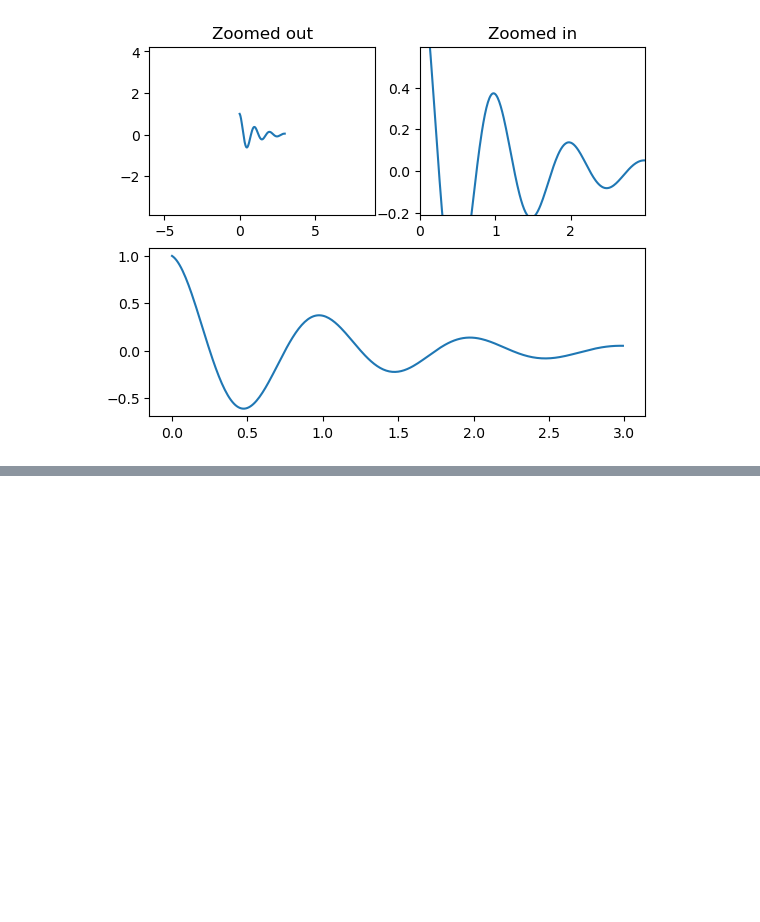
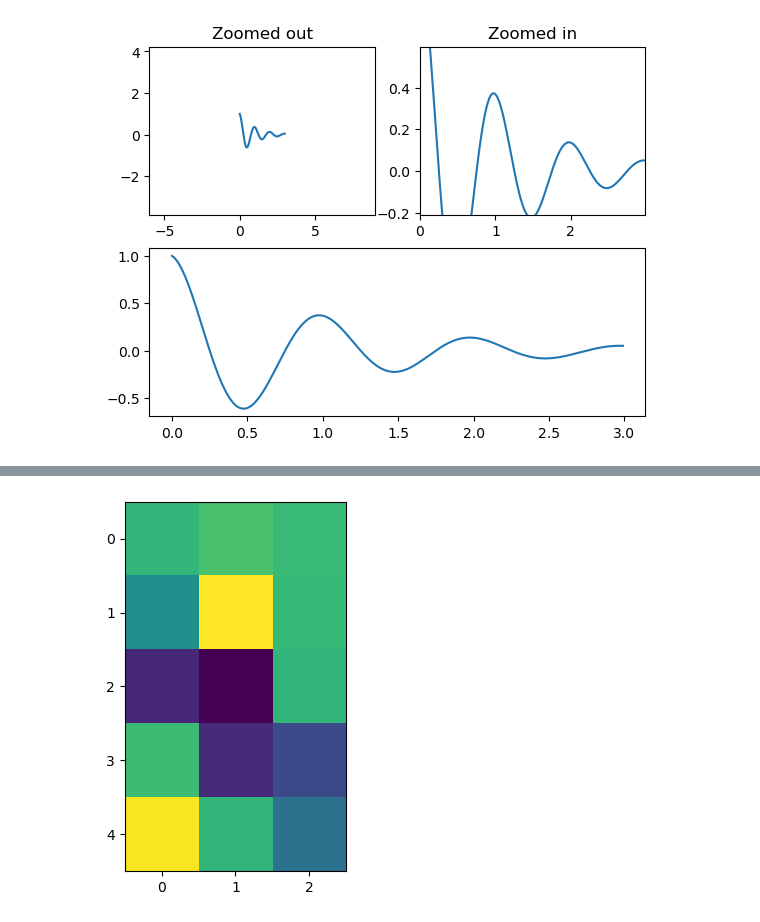
Before and after one commit to double-eks/95888-dfp-clear-air, a Jupyter notebook: scratch.ipynb, the cells around one changed output, grey strips where cells are left out. Saved outputs shown, nothing was run; the diff lists cells and outputs as text; code cells hidden in the pictures; blank space fills up the shorter version.

```diff
--- a/scratch.ipynb
+++ b/scratch.ipynb
@@ -163,0 +228,29 @@ plt.show()
+# %%
+import numpy as np
+import matplotlib.pyplot as plt
+
+# Fixing random state for reproducibility
+np.random.seed(19680801)
+
+
+X = 10*np.random.rand(5, 3)
+
+fig, ax = plt.subplots()
+ax.imshow(X)
+
+
+def format_coord(x, y):
+    col = round(x)
+    row = round(y)
+    nrows, ncols = X.shape
+    if 0 <= col < ncols and 0 <= row < nrows:
+        z = X[row, col]
+        return f'x={x:1.4f}, y={y:1.4f}, z={z:1.4f}'
+    else:
+        return f'x={x:1.4f}, y={y:1.4f}'
+
+
+# ax.format_coord = format_coord
+# plt.show()
+# %% [output]
+[figure, added]
```
Also changed, not shown: parts of 3 cells of this notebook, 4 other files.
